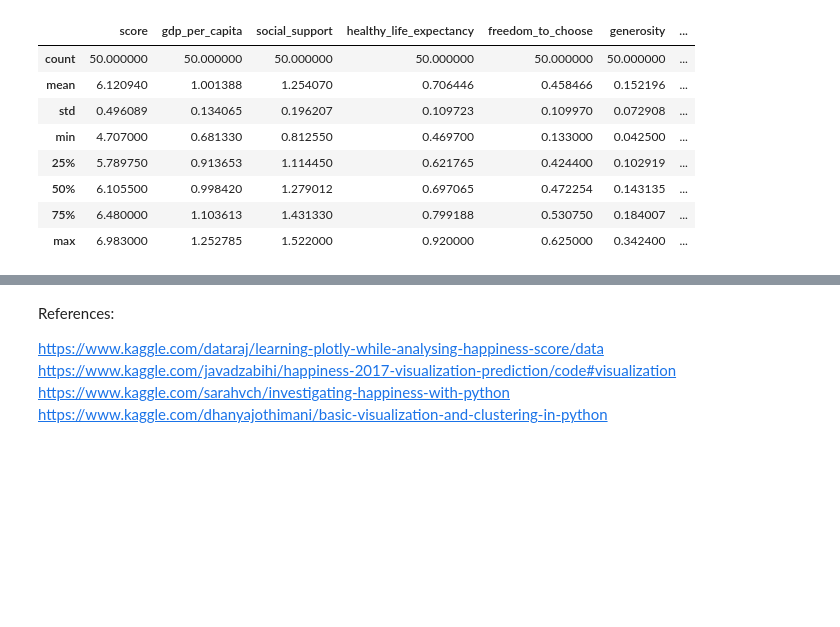
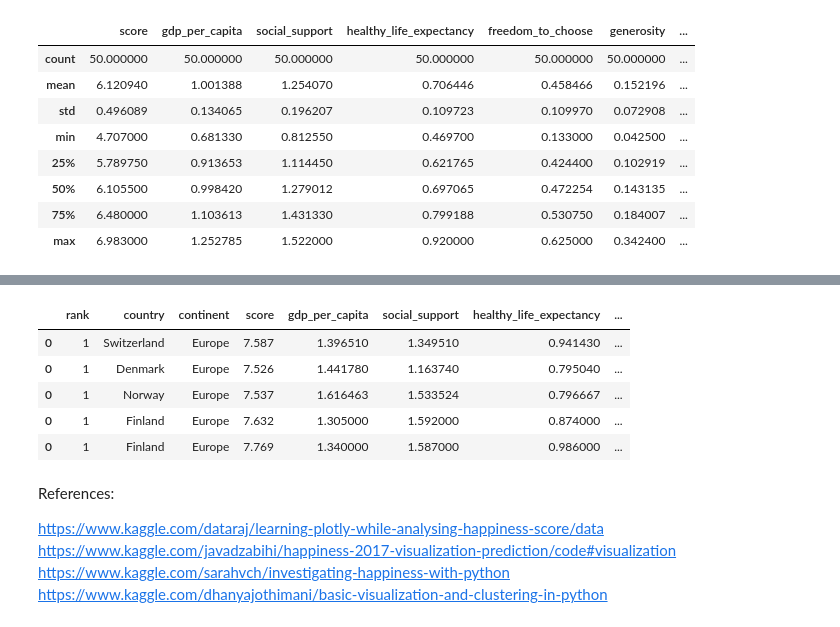
Before and after one commit to mariaserpa/happiness-study, a Jupyter notebook: Happiness Study.ipynb, the cells around one changed output, grey strips where cells are left out. Cells and saved outputs as stored; diff of their text form; code cells hidden in the pictures; blank space fills up the shorter version.

```diff
--- a/Happiness Study.ipynb
+++ b/Happiness Study.ipynb
@@ -1029,6 +1041,15 @@ fig = go.Figure(data=data, layout=layout)
 py.iplot(fig)
 # %% [output]
 [interactive output not drawn]
+# %%
+finaldata.loc[finaldata['rank'] == 1]
+# %% [output]
+|  | rank | country | continent | score | gdp_per_capita | social_support | healthy_life_expectancy | ... |
+| 0 | 1 | Switzerland | Europe | 7.587 | 1.396510 | 1.349510 | 0.941430 | ... |
+| 0 | 1 | Denmark | Europe | 7.526 | 1.441780 | 1.163740 | 0.795040 | ... |
+| 0 | 1 | Norway | Europe | 7.537 | 1.616463 | 1.533524 | 0.796667 | ... |
+| 0 | 1 | Finland | Europe | 7.632 | 1.305000 | 1.592000 | 0.874000 | ... |
+| 0 | 1 | Finland | Europe | 7.769 | 1.340000 | 1.587000 | 0.986000 | ... |
 # %% [markdown]
 References:
 
```
Also changed, not shown: parts of 15 cells of this notebook, 1 other file.
